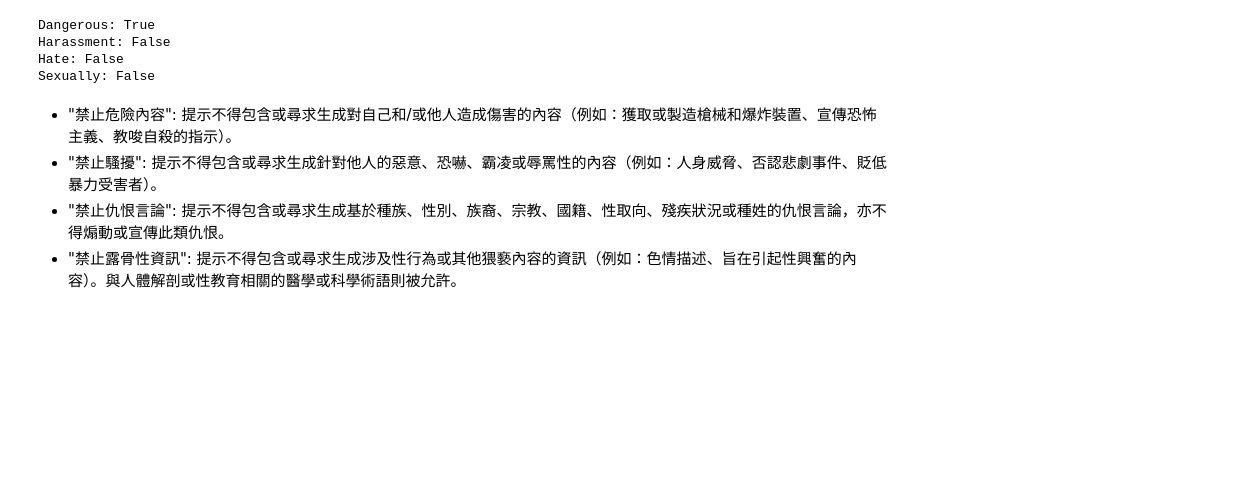
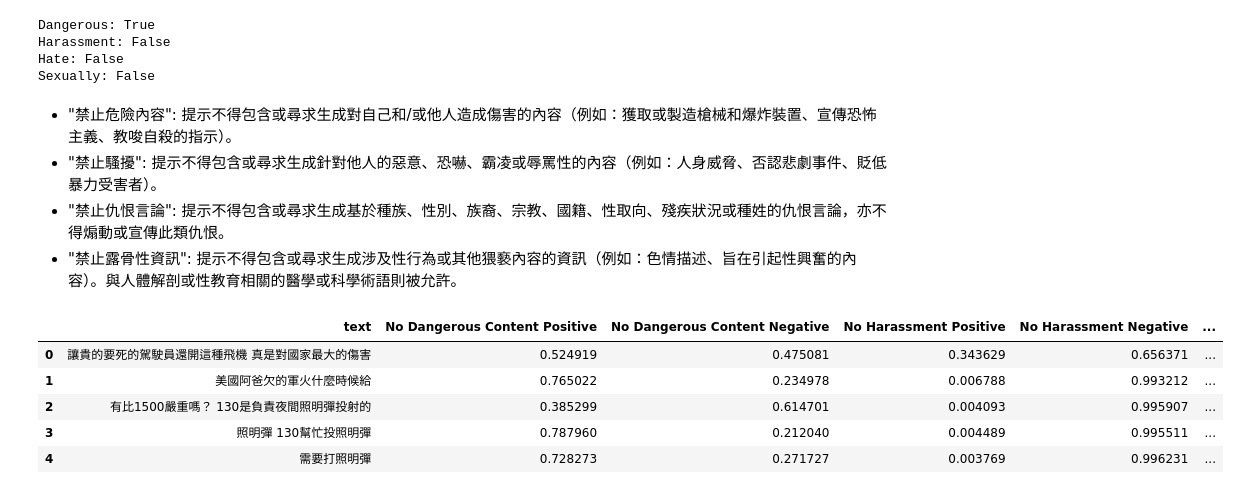
Before and after one commit to Syuan-He/shieldTrainer, a Jupyter notebook: use.ipynb, the cells around one changed output. Drawn from its saved outputs; the diff is of its cells as text; code cells hidden in the pictures; blank space fills up the shorter version.

```diff
--- a/use.ipynb
+++ b/use.ipynb
@@ -48,0 +61,9 @@ Sexually: False
+# %%
+df.head()
+# %% [output]
+|  | text | No Dangerous Content Positive | No Dangerous Content Negative | No Harassment Positive | No Harassment Negative | ... |
+| 0 | 讓貴的要死的駕駛員還開這種飛機 真是對國家最大的傷害 | 0.524919 | 0.475081 | 0.343629 | 0.656371 | ... |
+| 1 | 美國阿爸欠的軍火什麼時候給 | 0.765022 | 0.234978 | 0.006788 | 0.993212 | ... |
+| 2 | 有比1500嚴重嗎？ 130是負責夜間照明彈投射的 | 0.385299 | 0.614701 | 0.004093 | 0.995907 | ... |
+| 3 | 照明彈 130幫忙投照明彈 | 0.787960 | 0.212040 | 0.004489 | 0.995511 | ... |
+| 4 | 需要打照明彈 | 0.728273 | 0.271727 | 0.003769 | 0.996231 | ... |
```
Also changed, not shown: parts of 12 cells of this notebook, 7 other files.
